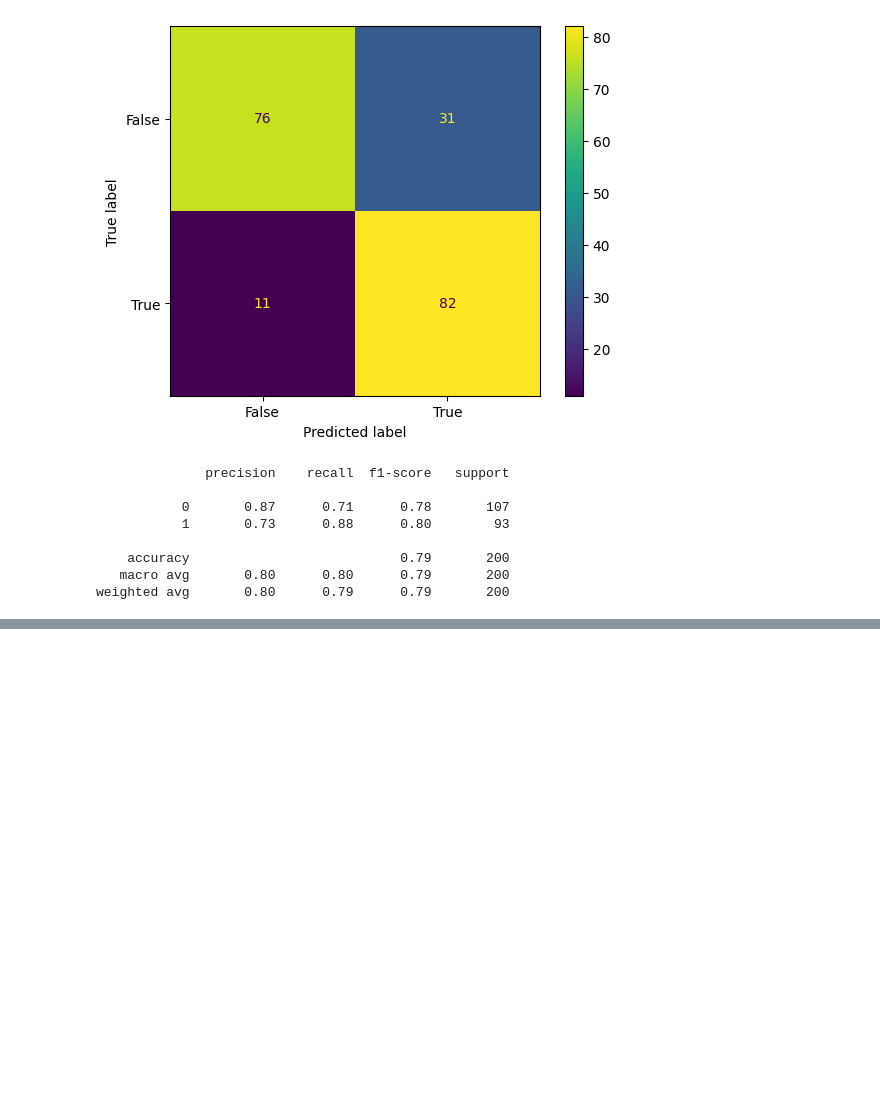
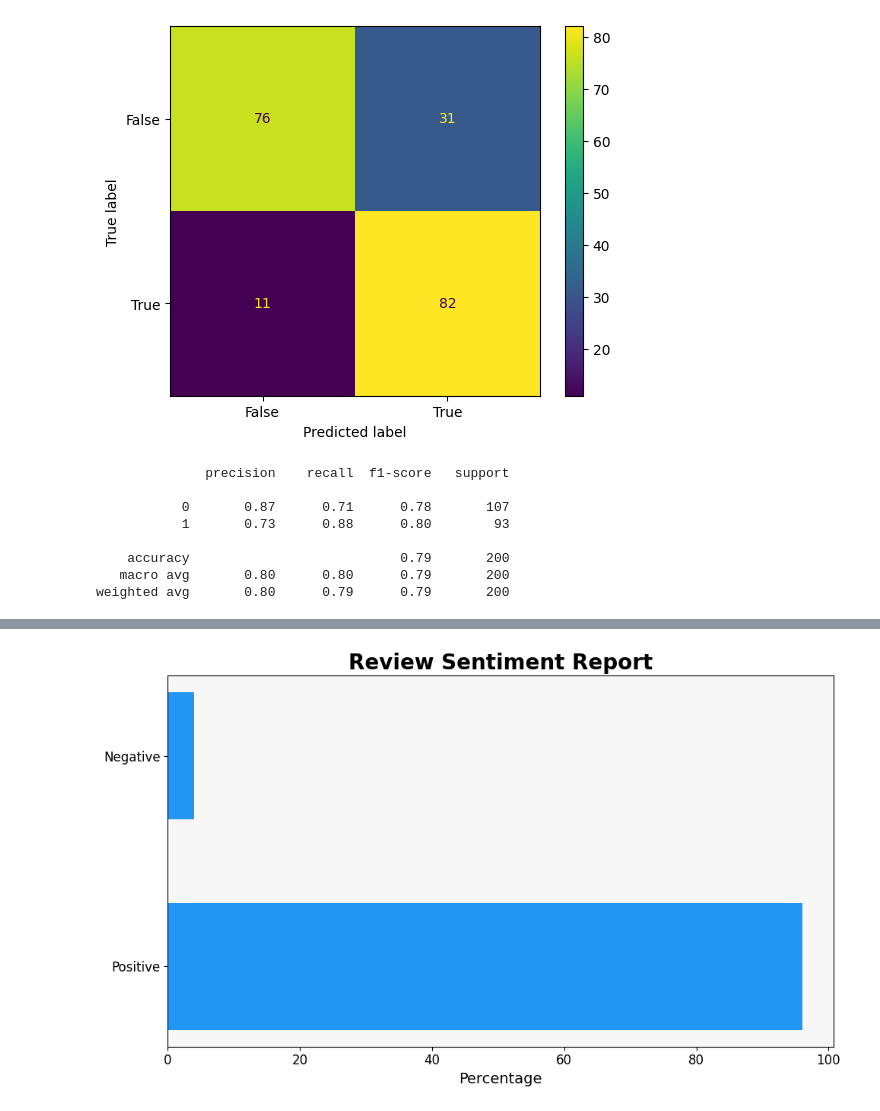
Before and after one commit to tushar9085/SentimentFlix, a Jupyter notebook: NLTK/Practice/practice.ipynb, the cells around one changed output, grey strips where cells are left out. Cells and saved outputs as stored; diff of their text form; code cells hidden in the pictures; blank space fills up the shorter version.

```diff
--- a/NLTK/Practice/practice.ipynb
+++ b/NLTK/Practice/practice.ipynb
@@ -388,0 +385,9 @@ print(predicted)
+# %%
+#Cleaning
+
+dt2 = df3['review'].apply(cleaning)
+
+dt2 = pd.DataFrame(dt2)
+dt2['review'] = df3['review']
+
+dt2.head()
@@ -388,0 +401,5 @@ print(predicted)
+# %%
+
+dt2['review'] = dt2['review'].apply(wordnet_lem.lemmatize)
+
+dt2.head()
@@ -388,0 +413,8 @@ print(predicted)
+# %%
+
+text_counts2 = tfidf.transform(dt2['review'])
+# %%
+dt2['sentiment'] = MNB.predict(text_counts2)
+
+dt2.sentiment = ["Negative" if each == 0 else "Positive" for each in dt2.sentiment]
+dt2
@@ -388,0 +439,24 @@ print(predicted)
+# %%
+column = 'sentiment' # Replace 'Category' with the name of the column you want to use
+
+freq = dt2[column].value_counts()
+
+# Calculate the percentages
+total = freq.sum()
+percentages = [(count/total)*100 for count in freq.values]
+
+# Create a bar graph
+fig, ax = plt.subplots(figsize=(10, 6))
+ax.barh(freq.index, percentages, height=0.6, color='#2196F3', capstyle='round', joinstyle='round')
+
+# Customize the graph
+ax.set_title('Review Sentiment Report', fontsize=20, fontweight='bold')
+ax.set_xlabel('Percentage', fontsize=14)
+ax.tick_params(axis='both', which='major', labelsize=12)
+ax.set_facecolor('#f7f7f7')
+fig.tight_layout()
+
+# Display the graph
+plt.show()
+# %% [output]
+[figure, added]
```
Also changed, not shown: parts of 15 cells of this notebook, 3 other files.
